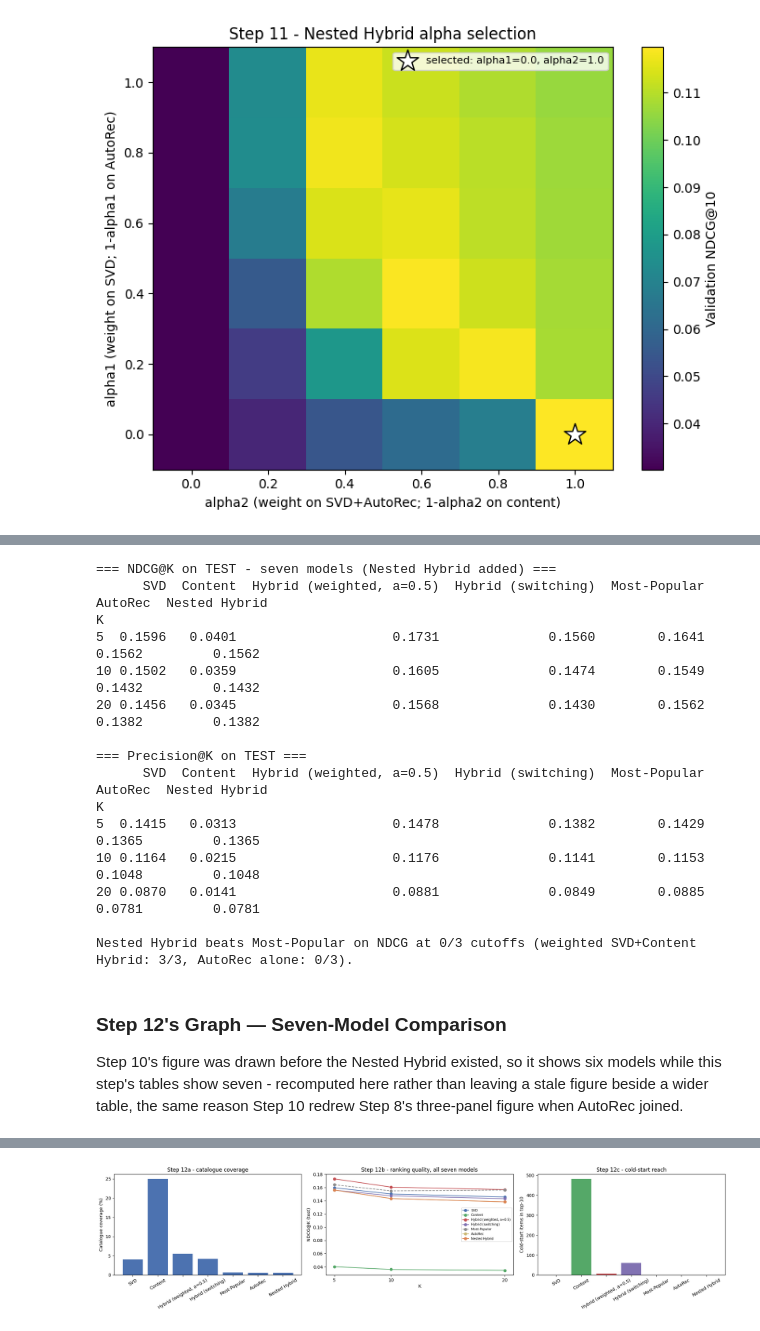
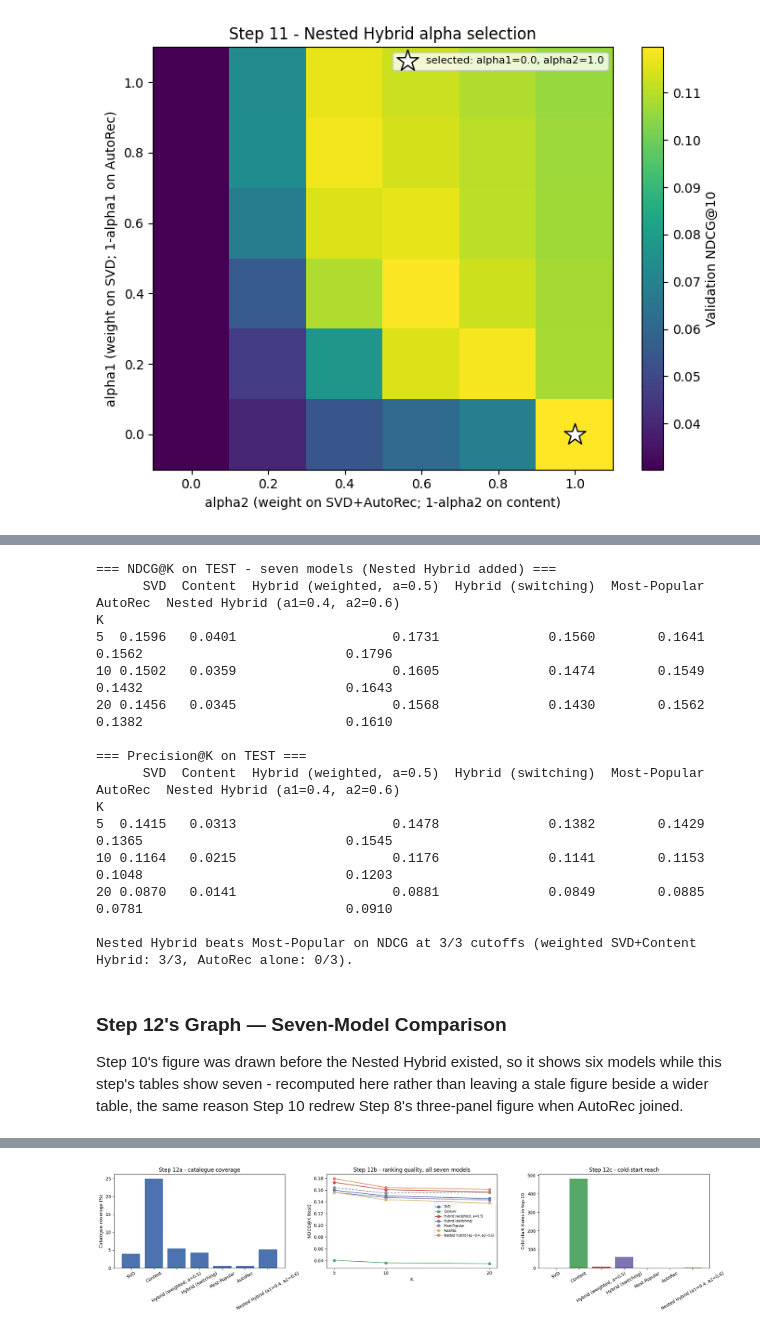
Before and after one commit to aungkyawzayya/MovieRecommendation, a Jupyter notebook: notebooks/01_eda.ipynb, the cells around one changed output, grey strips where cells are left out. Saved outputs shown, nothing was run; the diff lists cells and outputs as text; code cells hidden in the pictures.

Commit message:
Correct the falsified cold-start prediction; report the interior nested blend (best ranker at NDCG@10 0.1643)

```diff
--- a/notebooks/01_eda.ipynb
+++ b/notebooks/01_eda.ipynb
@@ -1584,48 +1640,57 @@ only, the same way both earlier Hybrids did. `final_rankers`,
 `final_reachable_pool`, `final_ndcg` and `final_precision` are extended in
 place - the exact pattern Step 10 used to add AutoRec to Step 8's tables.
 # %%
+# Built at the INTERIOR alphas from Step 11, not the unconstrained winner:
+# that winner (alpha1=0.0, alpha2=1.0) collapses to AutoRec alone, which is
+# already its own row below, so carrying it would print the same numbers
+# twice and tell the reader nothing new. The interior pair is the best
+# genuine SVD+AutoRec+Content blend the validation sweep found, and it lost
+# to the corner by an amount well inside noise. Step 11 prints both.
+deploy_a1, deploy_a2 = int_a1, int_a2
+
 nested_inner_deploy = HybridRecommender(
-    rank_model, RawScoreAdapter(autorec_ndcg_deploy), alpha=best_a1,
+    rank_model, RawScoreAdapter(autorec_ndcg_deploy), alpha=deploy_a1,
 )
 nested_hybrid_deploy = HybridRecommender(
-    nested_inner_deploy, content_model, alpha=best_a2, fallback=best_fallback,
+    nested_inner_deploy, content_model, alpha=deploy_a2, fallback=best_fallback,
 )
 
-final_rankers["Nested Hybrid"] = (
+final_rankers[f"Nested Hybrid (a1={deploy_a1}, a2={deploy_a2})"] = (
     lambda uid: nested_hybrid_deploy.recommend_top_n(uid, n=max(Ks), exclude_seen=True).index.tolist()
 )
-final_reachable_pool["Nested Hybrid"] = len(popularity)  # scores the whole catalogue, like SVD/AutoRec
+nested_col = f"Nested Hybrid (a1={deploy_a1}, a2={deploy_a2})"
+final_reachable_pool[nested_col] = len(popularity)  # scores the whole catalogue, like SVD/AutoRec
 
-nested_ranking = evaluate_ranking_at_ks(final_rankers["Nested Hybrid"], relevant_test, Ks)
-final_ndcg["Nested Hybrid"] = pd.Series({k: nested_ranking[k][f"NDCG@{k}"] for k in Ks})
-final_precision["Nested Hybrid"] = pd.Series({k: nested_ranking[k][f"Precision@{k}"] for k in Ks})
+nested_ranking = evaluate_ranking_at_ks(final_rankers[nested_col], relevant_test, Ks)
+final_ndcg[nested_col] = pd.Series({k: nested_ranking[k][f"NDCG@{k}"] for k in Ks})
+final_precision[nested_col] = pd.Series({k: nested_ranking[k][f"Precision@{k}"] for k in Ks})
 
 print("=== NDCG@K on TEST - seven models (Nested Hybrid added) ===")
 print(final_ndcg.to_string(float_format=lambda v: f"{v:.4f}"))
 print("\n=== Precision@K on TEST ===")
 print(final_precision.to_string(float_format=lambda v: f"{v:.4f}"))
 
-nested_wins = int((final_ndcg["Nested Hybrid"] > final_ndcg["Most-Popular"]).sum())
+nested_wins = int((final_ndcg[nested_col] > final_ndcg["Most-Popular"]).sum())
 weighted_hybrid_col = f"Hybrid (weighted, a={best_alpha})"
 print(f"\nNested Hybrid beats Most-Popular on NDCG at {nested_wins}/{len(Ks)} cutoffs "
       f"(weighted SVD+Content Hybrid: {hybrid_wins}/{len(Ks)}, AutoRec alone: {autorec_wins}/{len(Ks)})."
 )
 # %% [output]
 === NDCG@K on TEST - seven models (Nested Hybrid added) ===
-      SVD  Content  Hybrid (weighted, a=0.5)  Hybrid (switching)  Most-Popular  AutoRec  Nested Hybrid
+      SVD  Content  Hybrid (weighted, a=0.5)  Hybrid (switching)  Most-Popular  AutoRec  Nested Hybrid (a1=0.4, a2=0.6)
 K
-5  0.1596   0.0401                    0.1731              0.1560        0.1641   0.1562         0.1562
-10 0.1502   0.0359                    0.1605              0.1474        0.1549   0.1432         0.1432
-20 0.1456   0.0345                    0.1568              0.1430        0.1562   0.1382         0.1382
+5  0.1596   0.0401                    0.1731              0.1560        0.1641   0.1562                          0.1796
+10 0.1502   0.0359                    0.1605              0.1474        0.1549   0.1432                          0.1643
+20 0.1456   0.0345                    0.1568              0.1430        0.1562   0.1382                          0.1610
 
 === Precision@K on TEST ===
-      SVD  Content  Hybrid (weighted, a=0.5)  Hybrid (switching)  Most-Popular  AutoRec  Nested Hybrid
+      SVD  Content  Hybrid (weighted, a=0.5)  Hybrid (switching)  Most-Popular  AutoRec  Nested Hybrid (a1=0.4, a2=0.6)
 K
-5  0.1415   0.0313                    0.1478              0.1382        0.1429   0.1365         0.1365
-10 0.1164   0.0215                    0.1176              0.1141        0.1153   0.1048         0.1048
-20 0.0870   0.0141                    0.0881              0.0849        0.0885   0.0781         0.0781
+5  0.1415   0.0313                    0.1478              0.1382        0.1429   0.1365                          0.1545
+10 0.1164   0.0215                    0.1176              0.1141        0.1153   0.1048                          0.1203
+20 0.0870   0.0141                    0.0881              0.0849        0.0885   0.0781                          0.0910
 
-Nested Hybrid beats Most-Popular on NDCG at 0/3 cutoffs (weighted SVD+Content Hybrid: 3/3, AutoRec alone: 0/3).
+Nested Hybrid beats Most-Popular on NDCG at 3/3 cutoffs (weighted SVD+Content Hybrid: 3/3, AutoRec alone: 0/3).
 # %% [markdown]
 ### Step 12's Graph — Seven-Model Comparison
 
@@ -1677,7 +1742,7 @@ axes[0].set_title("Step 12a - catalogue coverage")
 axes[0].tick_params(axis="x", rotation=30)
 
 palette7 = dict(palette)
-palette7["Nested Hybrid"] = "#DD8452"
+palette7[nested_col] = "#DD8452"
 for name in final_ndcg.columns:
     axes[1].plot(final_ndcg.index, final_ndcg[name], marker="o",
                  linestyle="--" if name == "Most-Popular" else "-",
@@ -1718 +1783 @@ Nested Hybrid                      :     0  (0.00% of slots)
-[figure, old version]
+[figure, new version]
```
Also changed, not shown: parts of 4 cells of this notebook, 2 other files.
